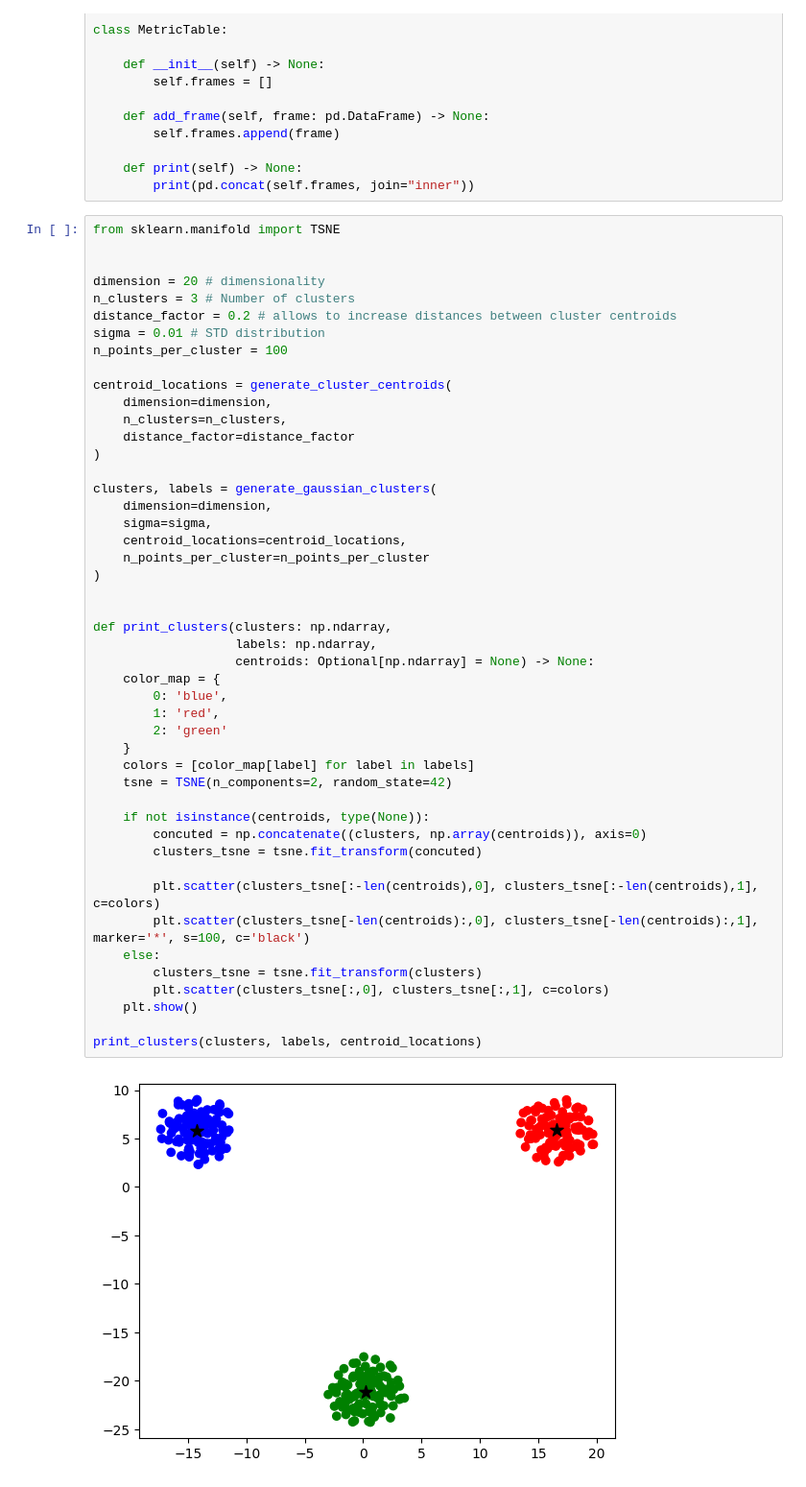
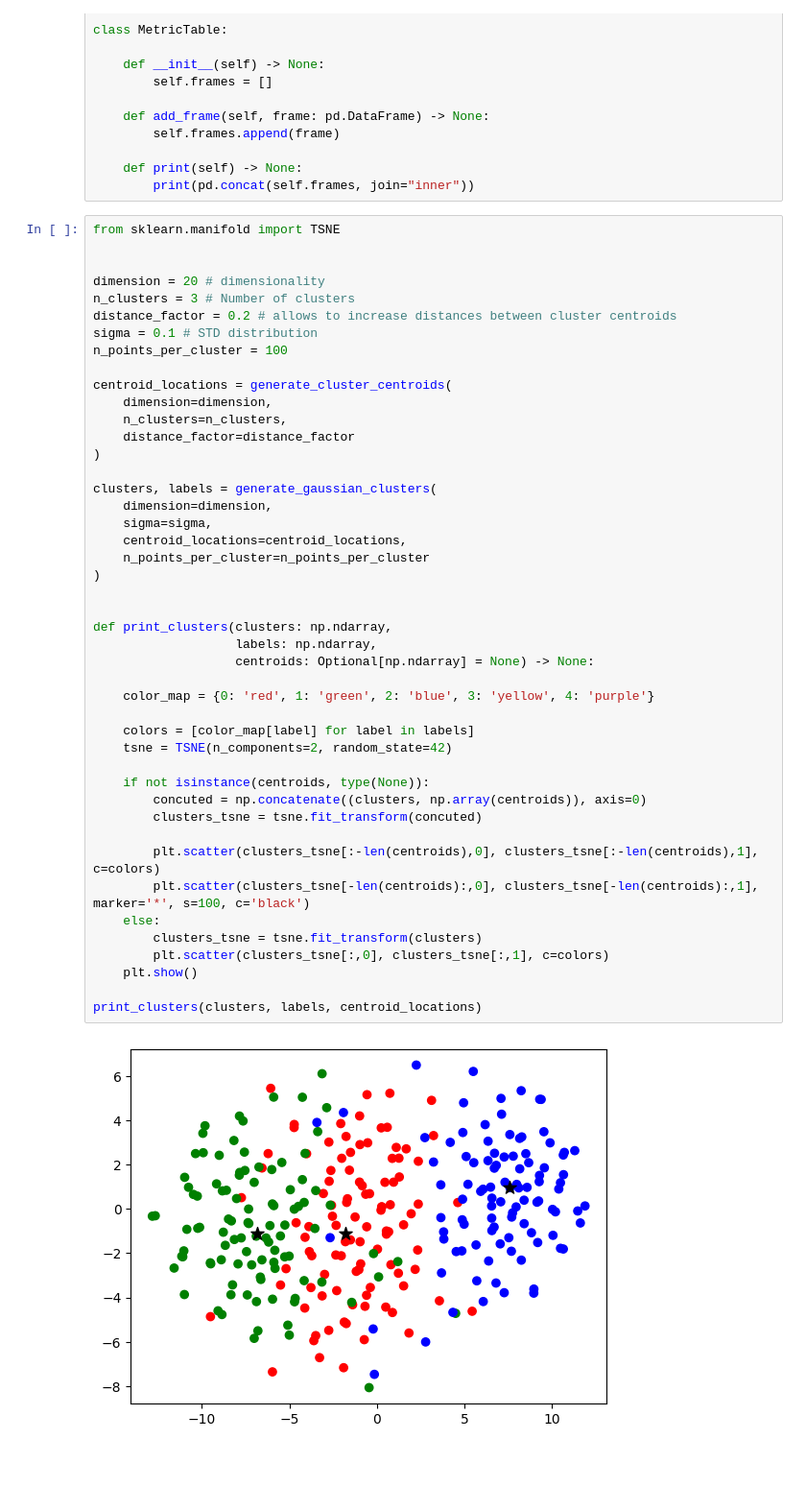
Before and after one commit to alexgiving/LKMeans, a Jupyter notebook: notebook-transformer.ipynb, the cells around one changed output. Shown at 96% size. Saved outputs shown, nothing was run; the diff lists cells and outputs as text.

```diff
--- a/notebook-transformer.ipynb
+++ b/notebook-transformer.ipynb
@@ -192,7 +185,7 @@ from sklearn.manifold import TSNE
 dimension = 20 # dimensionality
 n_clusters = 3 # Number of clusters
 distance_factor = 0.2 # allows to increase distances between cluster centroids
-sigma = 0.01 # STD distribution
+sigma = 0.1 # STD distribution
 n_points_per_cluster = 100
 
 centroid_locations = generate_cluster_centroids(
@@ -201,39 +194,37 @@ centroid_locations = generate_cluster_centroids(
     distance_factor=distance_factor
 )
 
 clusters, labels = generate_gaussian_clusters(
     dimension=dimension,
     sigma=sigma,
     centroid_locations=centroid_locations,
     n_points_per_cluster=n_points_per_cluster
 )
 
 
 def print_clusters(clusters: np.ndarray,
                    labels: np.ndarray,
                    centroids: Optional[np.ndarray] = None) -> None:
-    color_map = {
-        0: 'blue',
-        1: 'red',
-        2: 'green'
-    }
+
+    color_map = {0: 'red', 1: 'green', 2: 'blue', 3: 'yellow', 4: 'purple'}
+
     colors = [color_map[label] for label in labels]
     tsne = TSNE(n_components=2, random_state=42)
 
     if not isinstance(centroids, type(None)):
         concuted = np.concatenate((clusters, np.array(centroids)), axis=0)
         clusters_tsne = tsne.fit_transform(concuted)
 
         plt.scatter(clusters_tsne[:-len(centroids),0], clusters_tsne[:-len(centroids),1], c=colors)
         plt.scatter(clusters_tsne[-len(centroids):,0], clusters_tsne[-len(centroids):,1], marker='*', s=100, c='black')
     else:
         clusters_tsne = tsne.fit_transform(clusters)
         plt.scatter(clusters_tsne[:,0], clusters_tsne[:,1], c=colors)
     plt.show()
 
 print_clusters(clusters, labels, centroid_locations)
 # %% [output]
-[figure, old version]
+[figure, new version]
 # %%
 import time
 
```
Also changed, not shown: parts of 7 cells of this notebook.
